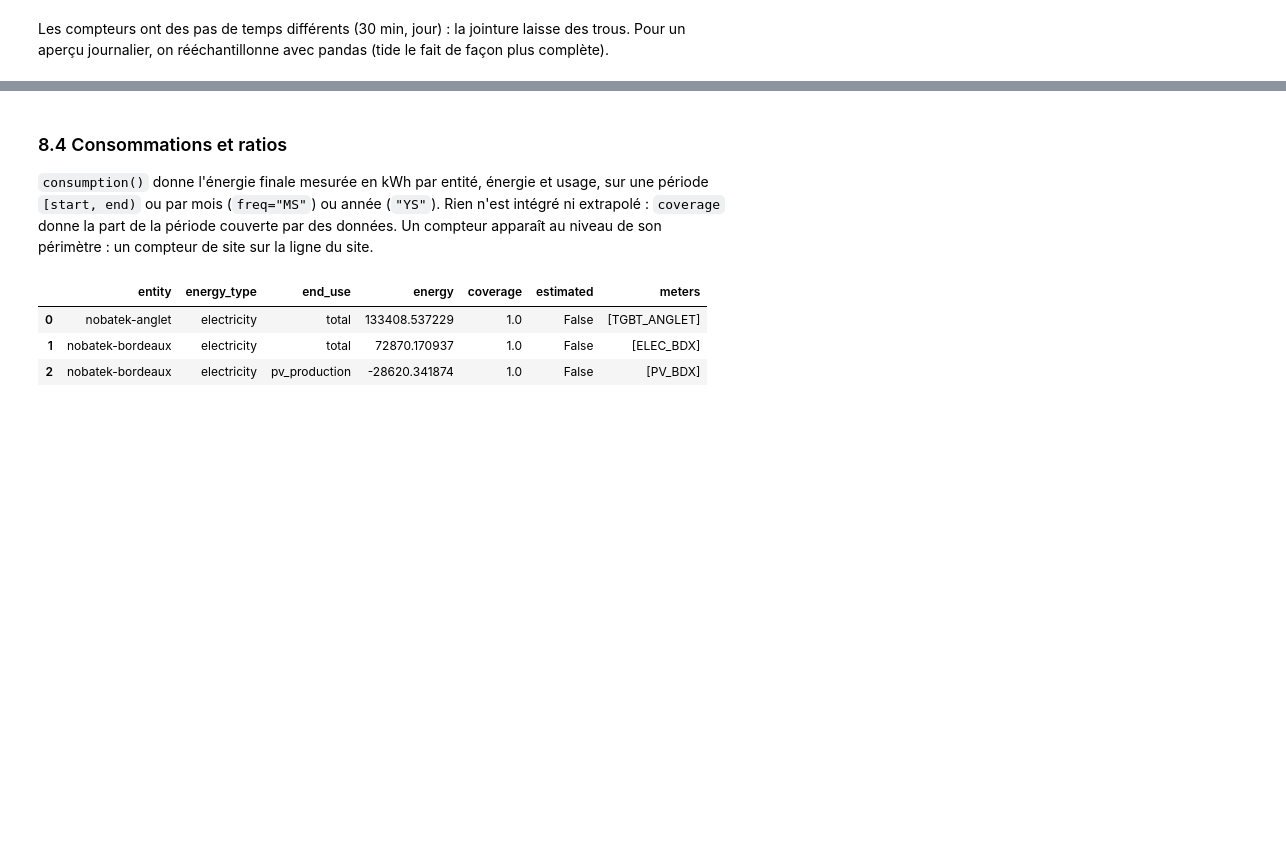
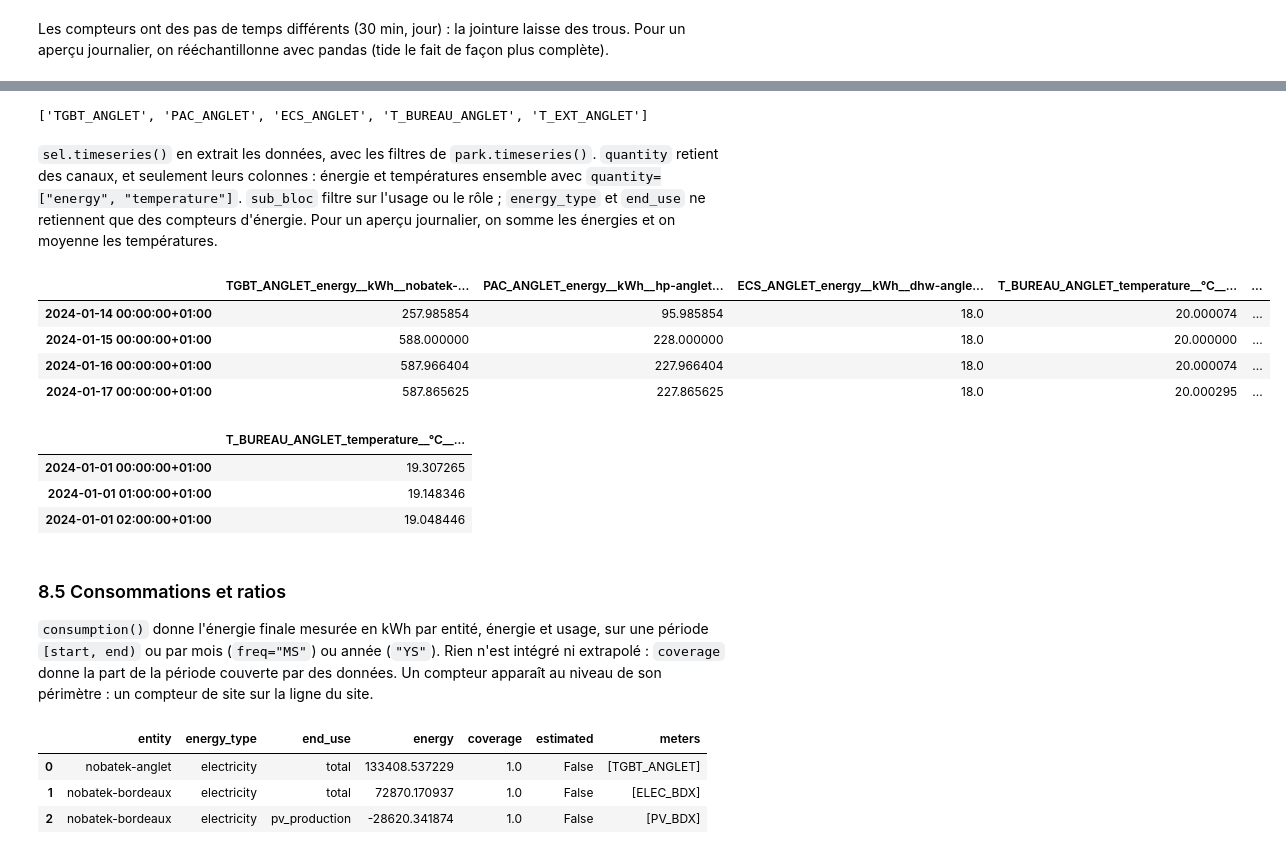
Before and after one commit to BuildingEnergySimulationTools/bstock, a Jupyter notebook: tutorial/bstock_tutorial.ipynb, the cells around one changed output, grey strips where cells are left out. Drawn from its saved outputs; the diff is of its cells as text; code cells hidden in the pictures; blank space fills up the shorter version.

```diff
--- a/tutorial/bstock_tutorial.ipynb
+++ b/tutorial/bstock_tutorial.ipynb
@@ -826,0 +835,25 @@ frame.resample("D").sum(min_count=1).loc["2024-01-14":"2024-01-17"]
+# %%
+hours = pd.date_range("2024-01-01", "2025-01-01", freq="h", tz="Europe/Paris", inclusive="left")
+season = [math.cos(2 * math.pi * (t.dayofyear - 15) / 366) for t in hours]  # 1 in January
+day = [math.sin(2 * math.pi * (t.hour - 9) / 24) for t in hours]  # warmest at 15:00
+
+SENSORS = [  # id, name, scope, role (sub_bloc), °C
+    ("T_BUREAU_ANGLET", "Bureau R+1", main_building.id, "ambiance",
+     [20.5 + 1.0 * d - 0.5 * s for d, s in zip(day, season, strict=True)]),
+    ("T_EXT_ANGLET", "Station extérieure", anglet.id, "outdoor",
+     [14.0 + 4.0 * d - 7.0 * s for d, s in zip(day, season, strict=True)]),
+]  # fmt: skip
+for meter_id, name, scope, role, celsius in SENSORS:
+    sensor = park.add_meter(
+        Meter(
+            id=meter_id,
+            name=name,
+            scope=[scope],
+            sub_bloc=role,
+            timestep="1h",
+            channels=[Channel(name="temperature", unit="°C")],
+        )
+    )
+    sensor.data = pd.DataFrame({"temperature": celsius}, index=hours)
+
+anglet.tree(meters=True)
@@ -827,5 +878,34 @@ frame.resample("D").sum(min_count=1).loc["2024-01-14":"2024-01-17"]
+# %%
+anglet_site = park.select(lambda site: site.id == anglet.id, entity="site")
+[meter.id for meter in anglet_site.meters]
+# %% [output]
+['TGBT_ANGLET', 'PAC_ANGLET', 'ECS_ANGLET', 'T_BUREAU_ANGLET', 'T_EXT_ANGLET']
+# %% [markdown]
+`sel.timeseries()` en extrait les données, avec les filtres de `park.timeseries()`. `quantity`
+retient des canaux, et seulement leurs colonnes : énergie et températures ensemble avec
+`quantity=["energy", "temperature"]`. `sub_bloc` filtre sur l'usage ou le rôle ; `energy_type`
+et `end_use` ne retiennent que des compteurs d'énergie. Pour un aperçu journalier, on somme les
+énergies et on moyenne les températures.
+# %%
+measures = anglet_site.timeseries(quantity=["energy", "temperature"], tz="Europe/Paris")
+energy = measures.filter(like="__kWh__").resample("D").sum(min_count=1)
+temperature = measures.filter(like="__°C__").resample("D").mean()
+pd.concat([energy, temperature], axis=1).loc["2024-01-14":"2024-01-17"]
+# %% [output]
+|  | TGBT_ANGLET_energy__kWh__nobatek-... | PAC_ANGLET_energy__kWh__hp-anglet... | ECS_ANGLET_energy__kWh__dhw-angle... | T_BUREAU_ANGLET_temperature__°C__... | ... |
+| 2024-01-14 00:00:00+01:00 | 257.985854 | 95.985854 | 18.0 | 20.000074 | ... |
+| 2024-01-15 00:00:00+01:00 | 588.000000 | 228.000000 | 18.0 | 20.000000 | ... |
+| 2024-01-16 00:00:00+01:00 | 587.966404 | 227.966404 | 18.0 | 20.000074 | ... |
+| 2024-01-17 00:00:00+01:00 | 587.865625 | 227.865625 | 18.0 | 20.000295 | ... |
+# %%
+anglet_site.timeseries(quantity="temperature", sub_bloc="ambiance", tz="Europe/Paris").head(3)
+# %% [output]
+|  | T_BUREAU_ANGLET_temperature__°C__... |
+| 2024-01-01 00:00:00+01:00 | 19.307265 |
+| 2024-01-01 01:00:00+01:00 | 19.148346 |
+| 2024-01-01 02:00:00+01:00 | 19.048446 |
 # %% [markdown]
-### 8.4 Consommations et ratios
+### 8.5 Consommations et ratios
 
 `consumption()` donne l'énergie finale mesurée en kWh par entité, énergie et usage, sur une
 période `[start, end)` ou par mois (`freq="MS"`) ou année (`"YS"`). Rien n'est intégré ni
```
Also changed, not shown: parts of 7 cells of this notebook, 17 other files.
